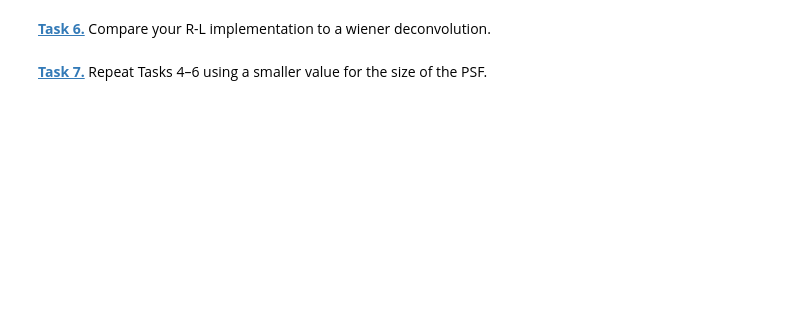
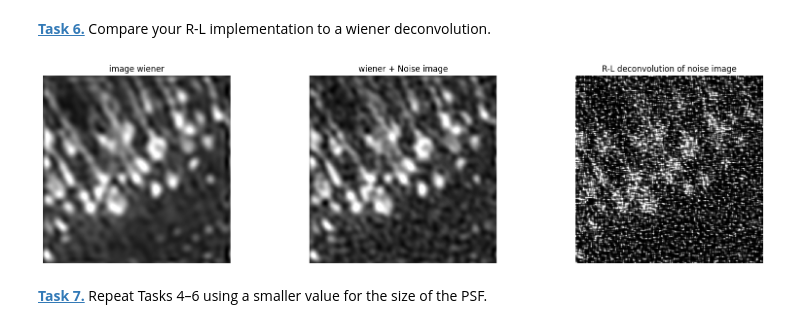
Before and after one commit to CihZyrk/mobi-fs5-python, a Jupyter notebook: deconvolution.ipynb, the cells around one changed output. Cells and saved outputs as stored; diff of their text form; code cells hidden in the pictures; blank space fills up the shorter version.

```diff
--- a/deconvolution.ipynb
+++ b/deconvolution.ipynb
@@ -89,4 +121,24 @@ noise = noise / reduce_factor
 # %% [markdown]
 **[Task 6.]()** Compare your R-L implementation to a wiener deconvolution.
+# %%
+img_wiener = wiener(img_conv, psf, balance = 2, clip = True)
+img_wiener_noise = wiener(img_noisy, psf_gaussian, balance = 2, clip = True)
+
+plt.figure(figsize=(20,5))
+plt.subplot(1, 3, 1)
+plt.axis('off')
+plt.imshow(img_wiener, 'gray')
+plt.title('image wiener')
+plt.subplot(1, 3, 2)
+plt.axis('off')
+plt.imshow(img_wiener_noise, 'gray')
+plt.title('wiener + Noise image')
+plt.subplot(1, 3, 3)
+plt.axis('off')
+plt.imshow(img_deconv_noisy, 'gray')
+plt.title('R-L deconvolution of noise image')
+plt.show()
+# %% [output]
+[figure, added]
 # %% [markdown]
 **[Task 7.]()** Repeat Tasks 4–6 using a smaller value for the size of the PSF.
```
Also changed, not shown: parts of 7 cells of this notebook.
